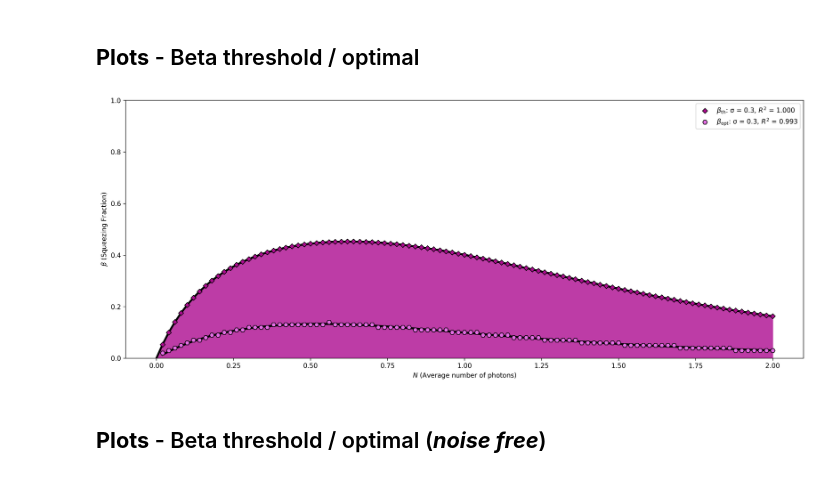
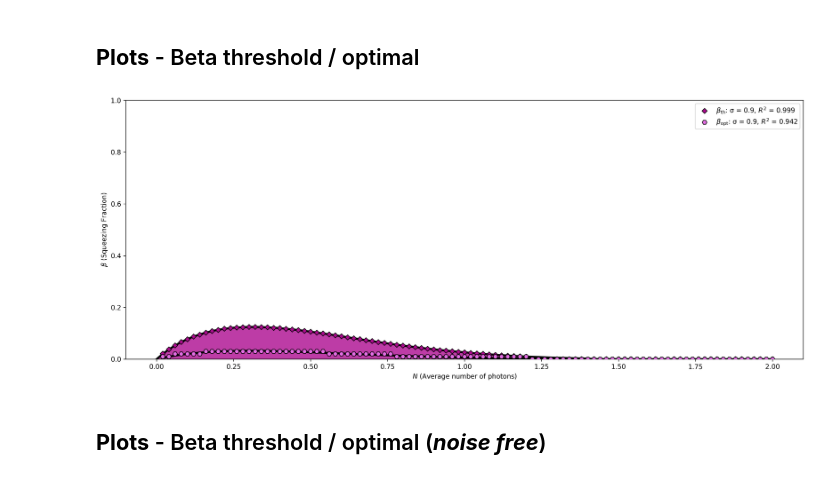
Before and after one commit to KPourgourides/Quantum-Communications-Internship-IRIDA-, a Jupyter notebook: testing_phase_diff.ipynb, the cells around one changed output. Drawn from its saved outputs; the diff is of its cells as text; code cells hidden in the pictures.

Commit message:
made improvements on helstrom plots

```diff
--- a/testing_phase_diff.ipynb
+++ b/testing_phase_diff.ipynb
@@ -64,10 +59,10 @@ pd.plot_homodyne_perr(sigmas_test, colors_1, colors_2, dss = 'all', cs = 'all')
 ## **Plots** - Beta threshold / optimal
 # %%
 reload_protocols()
-sigmas_test = [0.3]
+sigmas_test = [0.9]
 pd.plot_squeezing(sigmas_test, colors_1, colors_2, opt = True, th = True)
 # %% [output]
-[figure, old version]
+[figure, new version]
 # %% [markdown]
 ## **Plots** - Beta threshold / optimal (***noise free***)
 # %%
```
Also changed, not shown: parts of 5 cells of this notebook, 3 other files.
